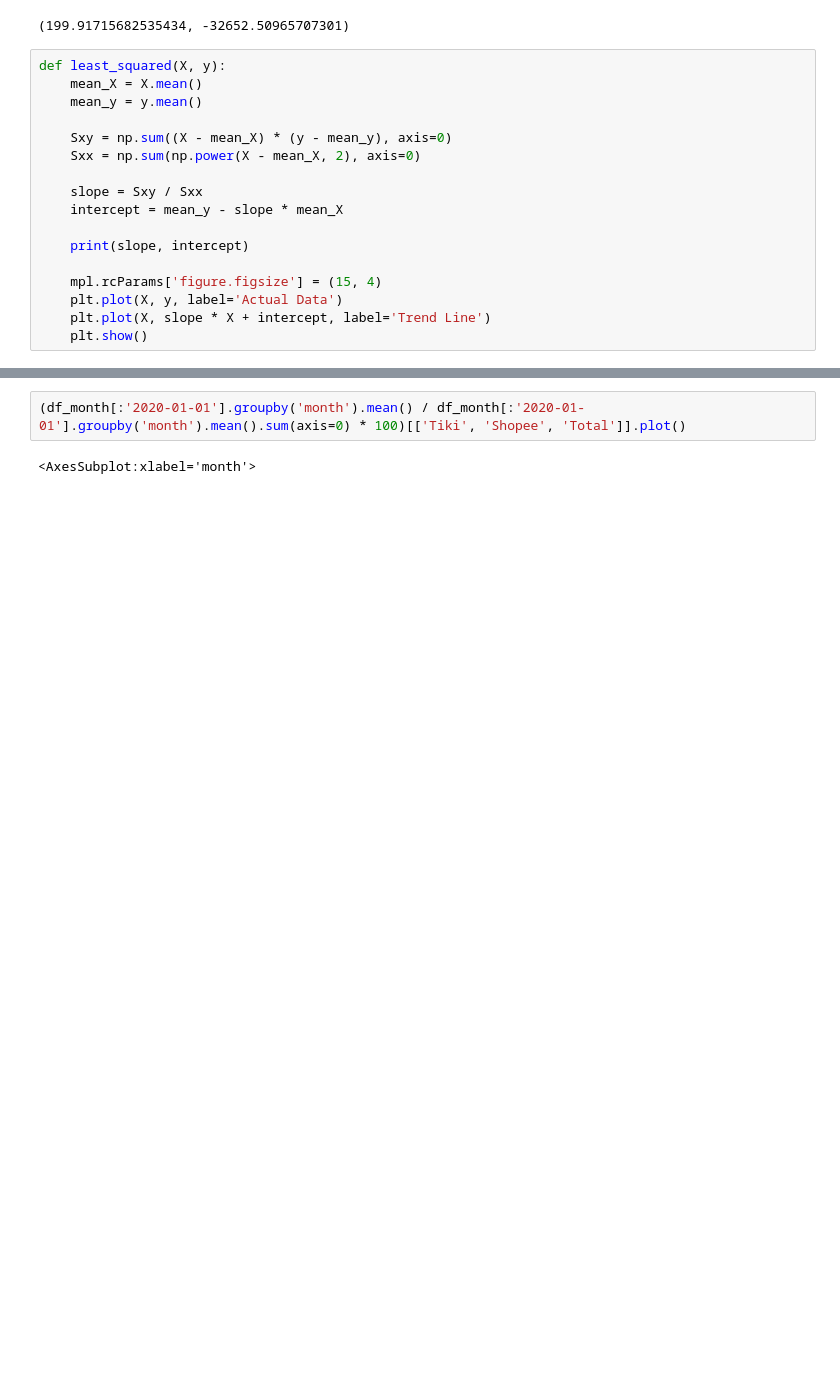
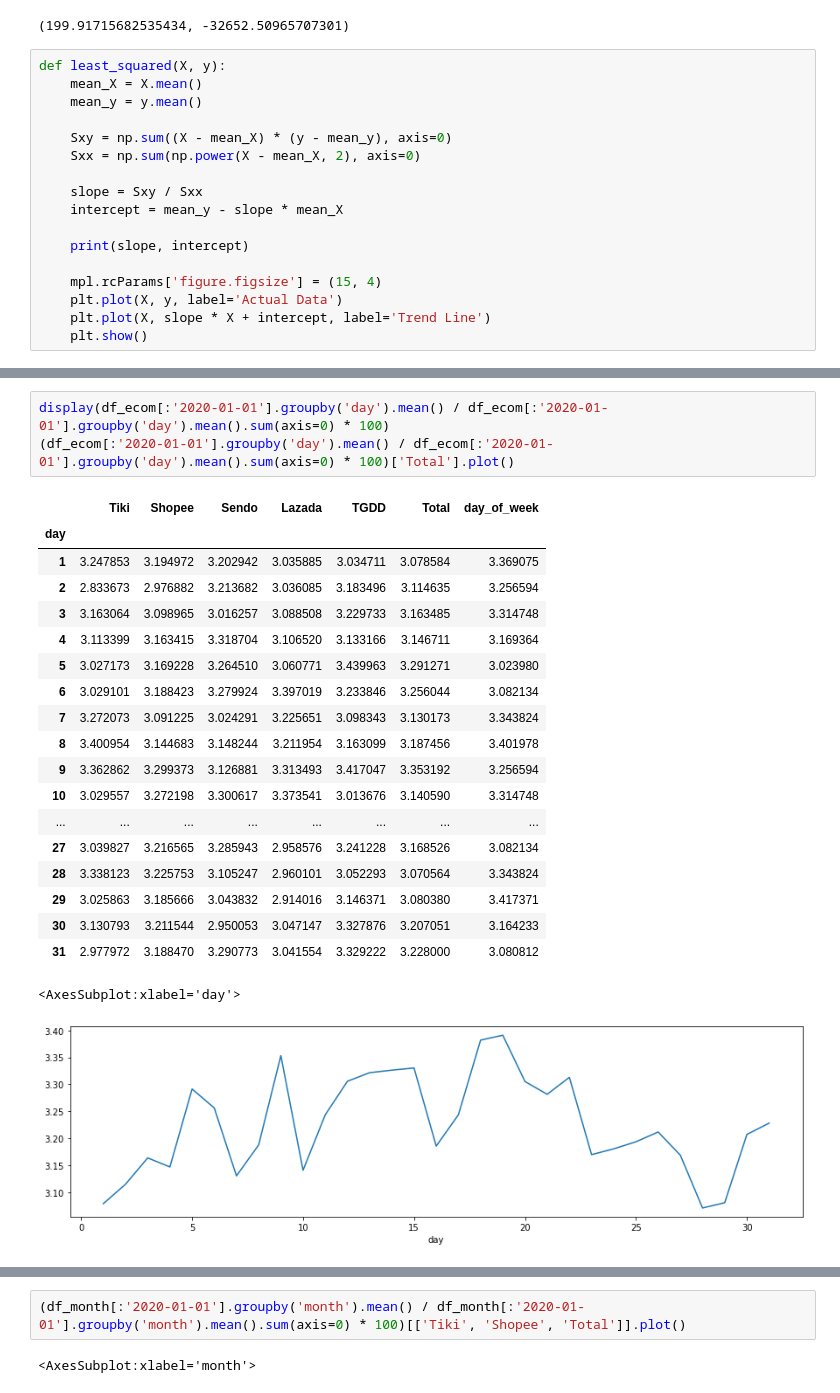
Before and after one commit to dfighter1312/data-mining, a Jupyter notebook: mini-project/time_series_analysis.ipynb, the cells around one changed output, grey strips where cells are left out. Drawn from its saved outputs; the diff is of its cells as text; blank space fills up the shorter version.

```diff
--- a/mini-project/time_series_analysis.ipynb
+++ b/mini-project/time_series_analysis.ipynb
@@ -222,3 +243,27 @@ display(df_ecom.groupby('day').mean() / df_ecom.groupby('day').mean().sum(axis=0
+# %%
+display(df_ecom[:'2020-01-01'].groupby('day').mean() / df_ecom[:'2020-01-01'].groupby('day').mean().sum(axis=0) * 100)
+(df_ecom[:'2020-01-01'].groupby('day').mean() / df_ecom[:'2020-01-01'].groupby('day').mean().sum(axis=0) * 100)['Total'].plot()
+# %% [output]
+|  | Tiki | Shopee | Sendo | Lazada | TGDD | Total | day_of_week |
+| day |  |  |  |  |  |  |  |
+| 1 | 3.247853 | 3.194972 | 3.202942 | 3.035885 | 3.034711 | 3.078584 | 3.369075 |
+| 2 | 2.833673 | 2.976882 | 3.213682 | 3.036085 | 3.183496 | 3.114635 | 3.256594 |
+| 3 | 3.163064 | 3.098965 | 3.016257 | 3.088508 | 3.229733 | 3.163485 | 3.314748 |
+| 4 | 3.113399 | 3.163415 | 3.318704 | 3.106520 | 3.133166 | 3.146711 | 3.169364 |
+| 5 | 3.027173 | 3.169228 | 3.264510 | 3.060771 | 3.439963 | 3.291271 | 3.023980 |
+| 6 | 3.029101 | 3.188423 | 3.279924 | 3.397019 | 3.233846 | 3.256044 | 3.082134 |
+| 7 | 3.272073 | 3.091225 | 3.024291 | 3.225651 | 3.098343 | 3.130173 | 3.343824 |
+| 8 | 3.400954 | 3.144683 | 3.148244 | 3.211954 | 3.163099 | 3.187456 | 3.401978 |
+| 9 | 3.362862 | 3.299373 | 3.126881 | 3.313493 | 3.417047 | 3.353192 | 3.256594 |
+| 10 | 3.029557 | 3.272198 | 3.300617 | 3.373541 | 3.013676 | 3.140590 | 3.314748 |
+| ... | ... | ... | ... | ... | ... | ... | ... |
+| 27 | 3.039827 | 3.216565 | 3.285943 | 2.958576 | 3.241228 | 3.168526 | 3.082134 |
+| 28 | 3.338123 | 3.225753 | 3.105247 | 2.960101 | 3.052293 | 3.070564 | 3.343824 |
+| 29 | 3.025863 | 3.185666 | 3.043832 | 2.914016 | 3.146371 | 3.080380 | 3.417371 |
+| 30 | 3.130793 | 3.211544 | 2.950053 | 3.047147 | 3.327876 | 3.207051 | 3.164233 |
+| 31 | 2.977972 | 3.188470 | 3.290773 | 3.041554 | 3.329222 | 3.228000 | 3.080812 |
+<AxesSubplot:xlabel='day'>
+[figure, added]
 # %%
 df_month = df_ecom.resample('M').sum()
 df_month['month'] = df_month.index.month
```
Also changed, not shown: parts of 25 cells of this notebook, 2 other files.
